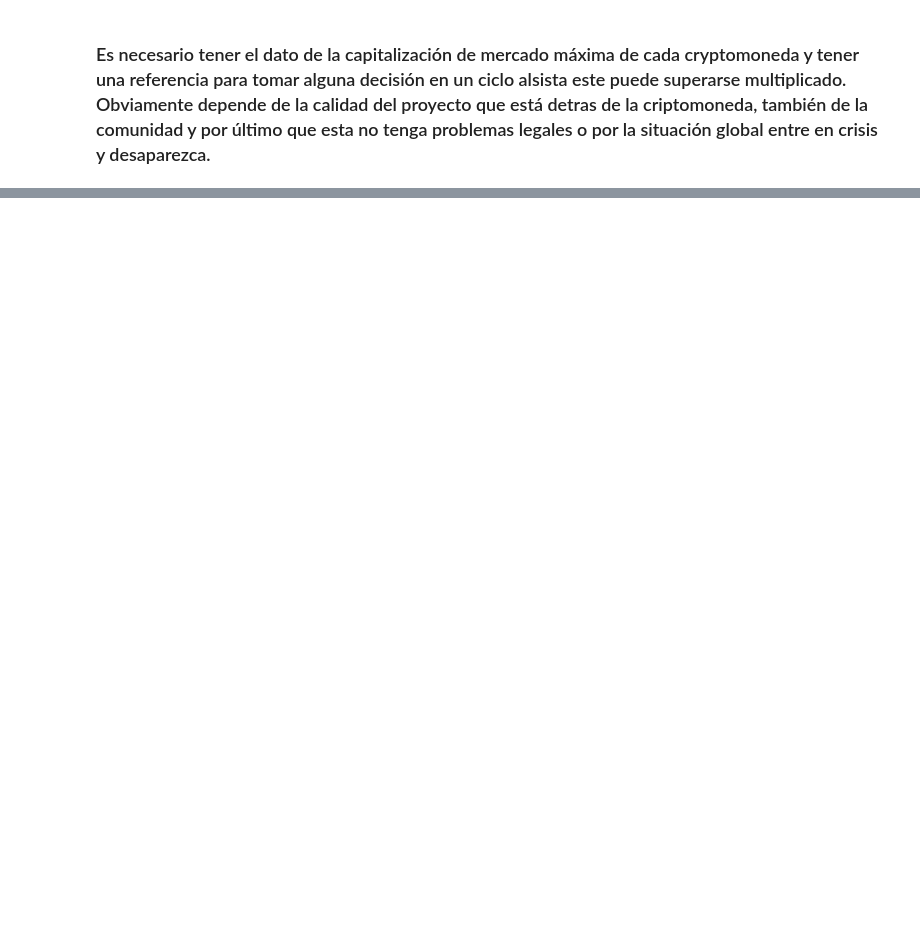
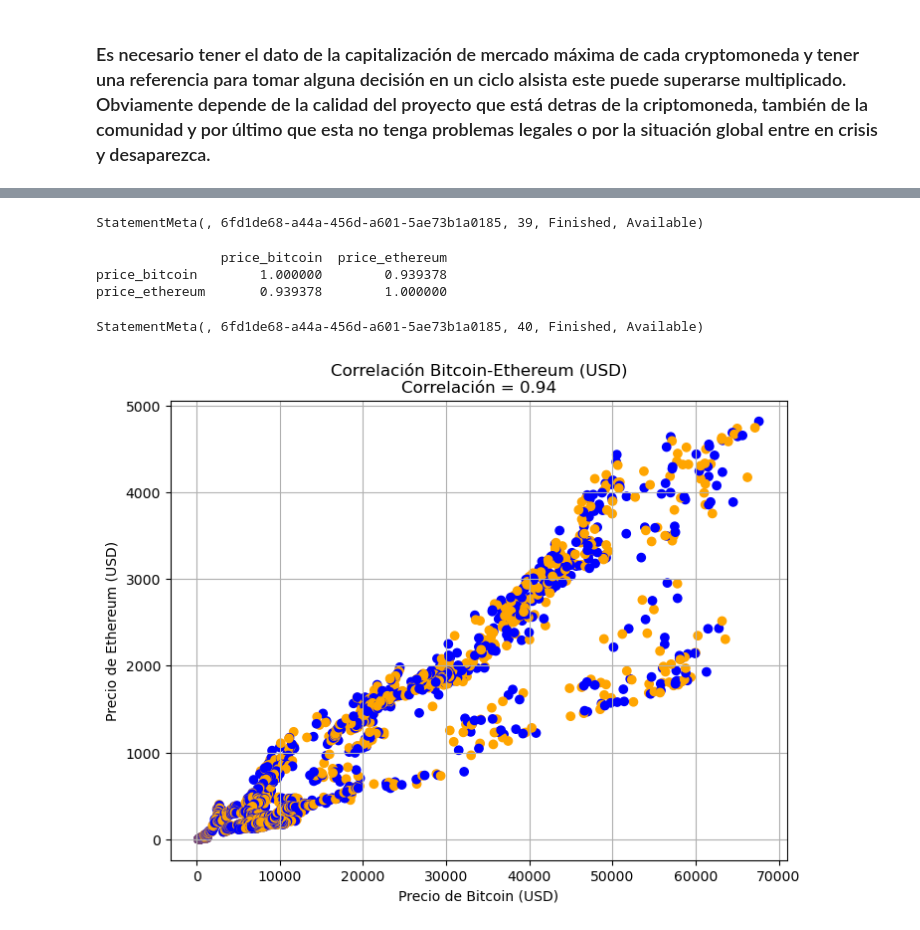
Before and after one commit to cistelsa/Cryptocurrency_Market_Data_Analytics, a Jupyter notebook: Análisis_exploratorio_de_datos_(EDA).ipynb, the cells around one changed output, grey strips where cells are left out. Cells and saved outputs as stored; diff of their text form; code cells hidden in the pictures; blank space fills up the shorter version.

```diff
--- a/Análisis_exploratorio_de_datos_(EDA).ipynb
+++ b/Análisis_exploratorio_de_datos_(EDA).ipynb
@@ -176,0 +463,4 @@ SynapseWidget(Synapse.DataFrame, aec5c845-3765-4884-9880-6c36540a53e3)
+# %%
+# Encuentra la fecha con el menor número de registros (para determinar cuántos registros eliminar)
+min_count = counts.agg({"count": "min"}).collect()[0]["min(count)"]
+print(min_count)
@@ -176,0 +497,4 @@ SynapseWidget(Synapse.DataFrame, aec5c845-3765-4884-9880-6c36540a53e3)
+# %%
+# Lo mismo hacemos para Ethereum para estar seguros que no exista una registro de más.
+ethereum_filtered = bitcoin_ethereum_df.filter((col("id") == "ethereum") & (col("date").isin(counts.filter(col("count") > min_count).rdd.map(lambda x: x["date"]).collect())))
+ethereum_filtered.show()
@@ -176,0 +544,18 @@ SynapseWidget(Synapse.DataFrame, aec5c845-3765-4884-9880-6c36540a53e3)
+# %%
+# Seleccionamos las columnas que necesitamos para preparar los datos para la correlación de cada criptomoneda
+bitcoin_price_usd = bitcoin_filtered.select("date", "price_usd").withColumnRenamed("price_usd", "price_bitcoin")
+ethereum_price_usd = ethereum_filtered.select("date", "price_usd").withColumnRenamed("price_usd", "price_ethereum")
+
+# Realiza una unión (join) utilizando la columna 'date' como clave de unión
+bitcoin_ethereum_df = bitcoin_price_usd.join(ethereum_price_usd, "date", "inner")
+
+# Selecciona solo las columnas necesarias
+bitcoin_ethereum_corr = bitcoin_ethereum_df.select("date", "price_bitcoin", "price_ethereum")
+# Organizamos las columnas por fecha
+bitcoin_ethereum_corr = bitcoin_ethereum_corr.sort("date")
+# Seleccionamos solo las columnas para la matriz
+bitcoin_ethereum_corr = bitcoin_ethereum_corr.select("price_bitcoin", "price_ethereum")
+
+
+# Convierte a Pandas para su análisis
+bitcoin_ethereum_corr_df = bitcoin_ethereum_corr.toPandas()
@@ -176,0 +589,36 @@ SynapseWidget(Synapse.DataFrame, aec5c845-3765-4884-9880-6c36540a53e3)
+# %%
+# Selecciona solo las columnas numéricas sobre las cuales deseas calcular la correlación
+columns_for_correlation = ["price_bitcoin", "price_ethereum"]
+
+# Calcula la matriz de correlación para las columnas seleccionadas
+correlation_matrix = bitcoin_ethereum_corr_df[columns_for_correlation].corr()
+
+# Imprime la matriz de correlación
+print(correlation_matrix)
+# %% [output]
+StatementMeta(, 6fd1de68-a44a-456d-a601-5ae73b1a0185, 39, Finished, Available)
+                price_bitcoin  price_ethereum
+price_bitcoin        1.000000        0.939378
+price_ethereum       0.939378        1.000000
+# %%
+# Crear un gráfico de dispersión para visualizar la correlación
+bitcoin_prices = bitcoin_price_usd.select("price_bitcoin").rdd.flatMap(lambda x: x)
+ethereum_prices = ethereum_price_usd.select("price_ethereum").rdd.flatMap(lambda x: x)
+
+# Definir colores para Bitcoin (naranja) y Ethereum (azul)
+bitcoin_color = 'orange'
+ethereum_color = 'blue'
+
+plt.figure(figsize=(8, 6))
+# Usar np.where para asignar colores de manera eficiente
+colors = np.where(np.arange(len(bitcoin_prices.collect())) % 2 == 0, bitcoin_color, ethereum_color)
+
+plt.scatter(bitcoin_prices.collect(), ethereum_prices.collect(), c=colors)
+plt.title(f"Correlación Bitcoin-Ethereum (USD)\nCorrelación = {correlation_matrix.loc['price_bitcoin', 'price_ethereum']:.2f}")
+plt.xlabel("Precio de Bitcoin (USD)")
+plt.ylabel("Precio de Ethereum (USD)")
+plt.grid(True)
+plt.show()
+# %% [output]
+StatementMeta(, 6fd1de68-a44a-456d-a601-5ae73b1a0185, 40, Finished, Available)
+[figure, added]
```
Also changed, not shown: parts of 45 cells of this notebook, 3 other files.
